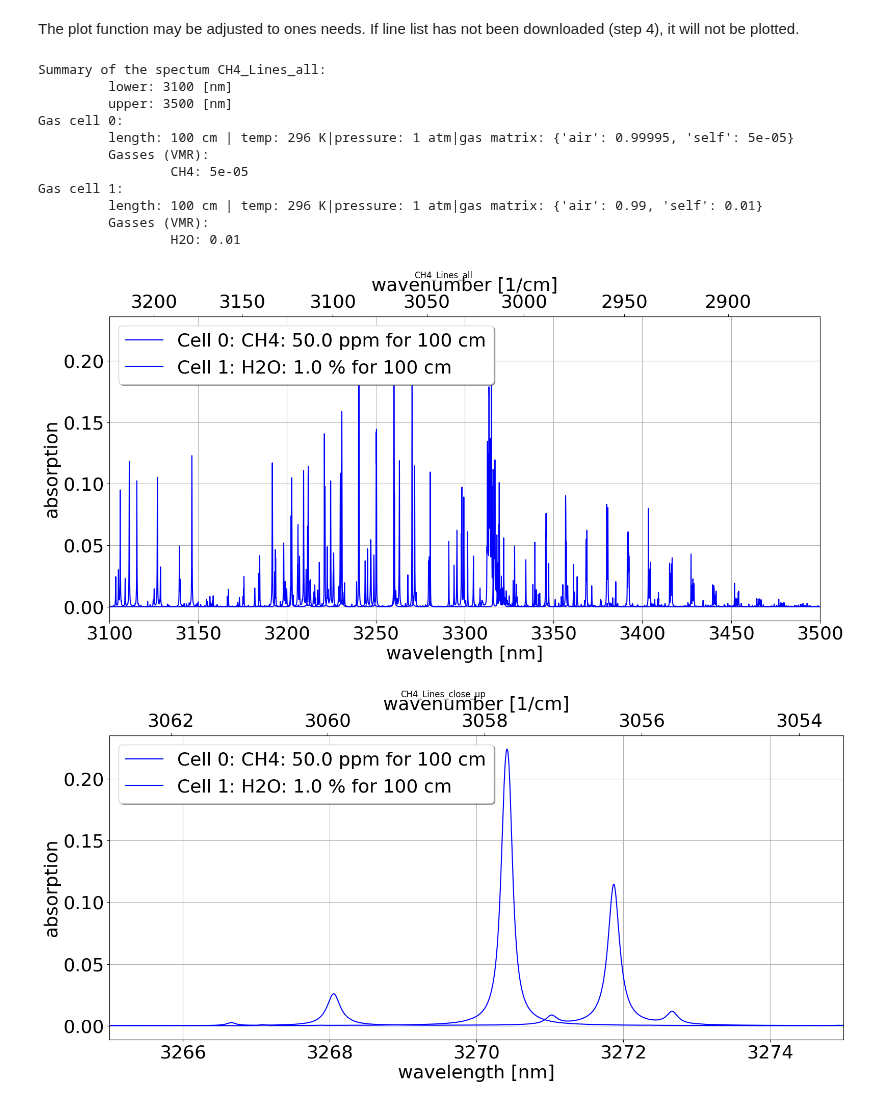
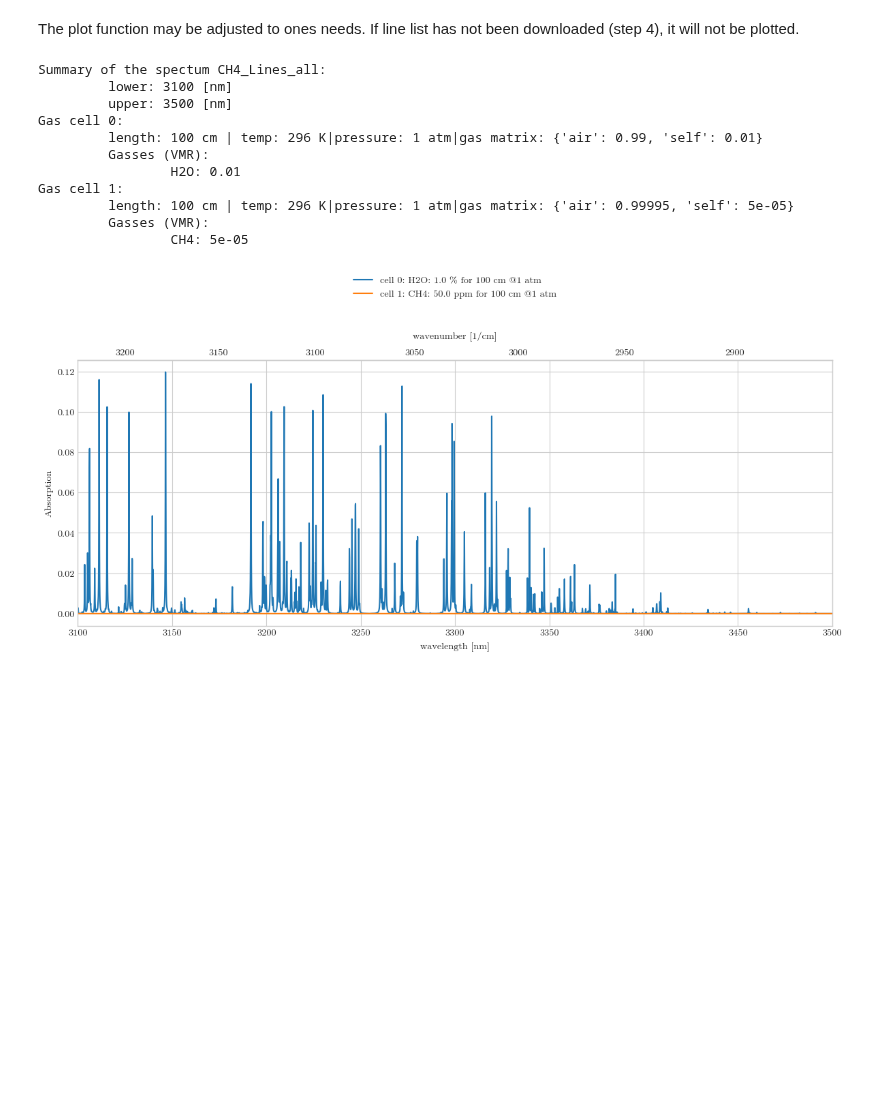
Before and after one commit to dermahax/spectracalc_hapi, a Jupyter notebook: main.ipynb, the cells around one changed output. Drawn from its saved outputs; the diff is of its cells as text; code cells hidden in the pictures; blank space fills up the shorter version.

```diff
--- a/main.ipynb
+++ b/main.ipynb
@@ -85,29 +53,29 @@ To double check that everything is as desired, you can print a summary of your s
 # %% [markdown]
 The plot function may be adjusted to ones needs.
 If line list has not been downloaded (step 4), it will not be plotted.
-# %%
-#%% 5. plot
-my_spectrum.plot(figsize = (16,8),
-                 export = True,
-                 fontsize = 26)
-my_spectrum2.plot(figsize = (16,8),
-                 export = True,
-                 fontsize = 26)
-print(my_spectrum)
-# %% [output]
-Summary of the spectum CH4_Lines_all:
-         lower: 3100 [nm]
-         upper: 3500 [nm]
-Gas cell 0:
-         length: 100 cm | temp: 296 K|pressure: 1 atm|gas matrix: {'air': 0.99995, 'self': 5e-05}
-         Gasses (VMR):
-                 CH4: 5e-05
-Gas cell 1:
-         length: 100 cm | temp: 296 K|pressure: 1 atm|gas matrix: {'air': 0.99, 'self': 0.01}
-         Gasses (VMR):
-                 H2O: 0.01
-[figure, removed]
-[figure, removed]
+# %%
+#%% 5. plot
+my_spectrum.plot(#figsize = (16,8), # in inches
+                 export = True, # saves the plot as pdf and svg
+                 absorbance = False,  # set to True to plot Absorbance instead of Absorption
+                 fontsize = 10,
+                 color = None, # you can set a plot style like 'seaborn-v0_8-whitegrid' or a single color like 'orange' (when only plotting one line)
+                 )
+
+print(my_spectrum)
+# %% [output]
+Summary of the spectum CH4_Lines_all:
+         lower: 3100 [nm]
+         upper: 3500 [nm]
+Gas cell 0:
+         length: 100 cm | temp: 296 K|pressure: 1 atm|gas matrix: {'air': 0.99, 'self': 0.01}
+         Gasses (VMR):
+                 H2O: 0.01
+Gas cell 1:
+         length: 100 cm | temp: 296 K|pressure: 1 atm|gas matrix: {'air': 0.99995, 'self': 5e-05}
+         Gasses (VMR):
+                 CH4: 5e-05
+[figure, added]
 # %%
 #%% 6. export
 # exports a text file containing the infomration about the spectrum and the gas cells.
```
Also changed, not shown: parts of 4 cells of this notebook, 4 other files.
